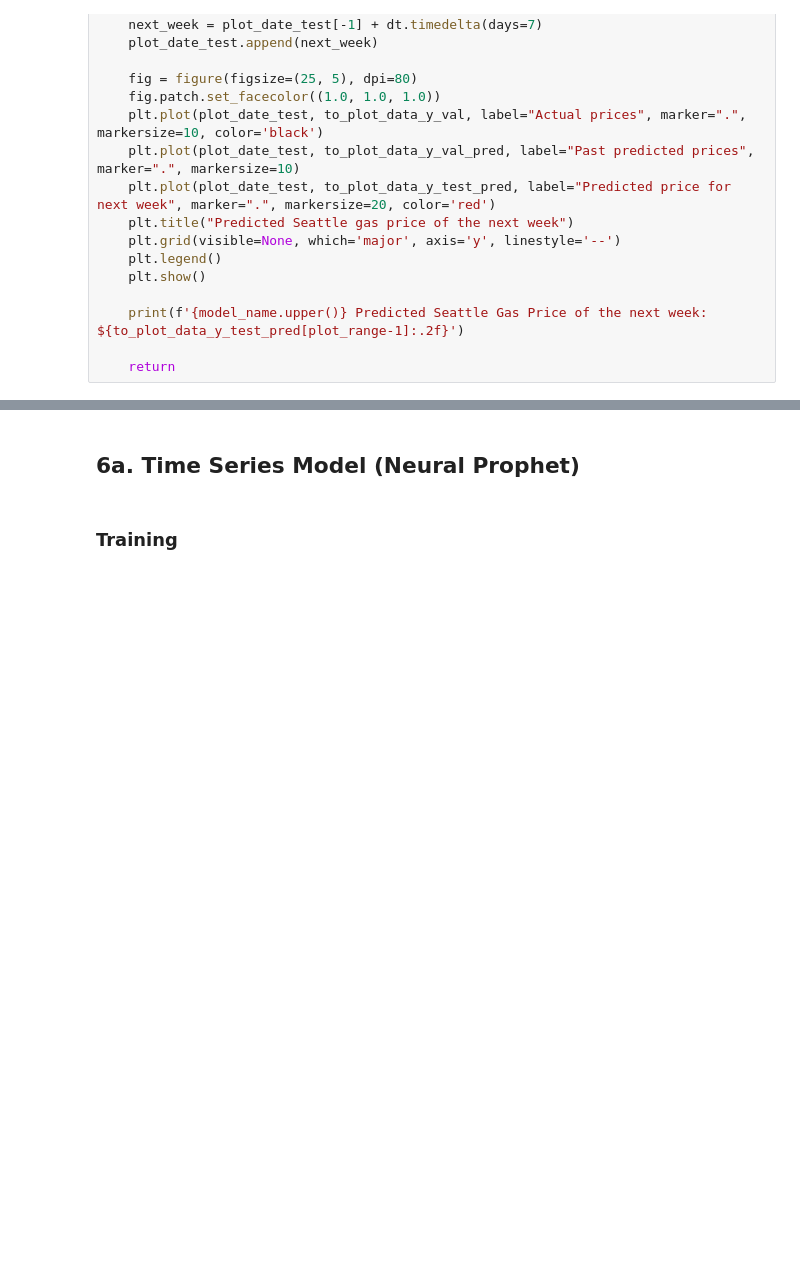
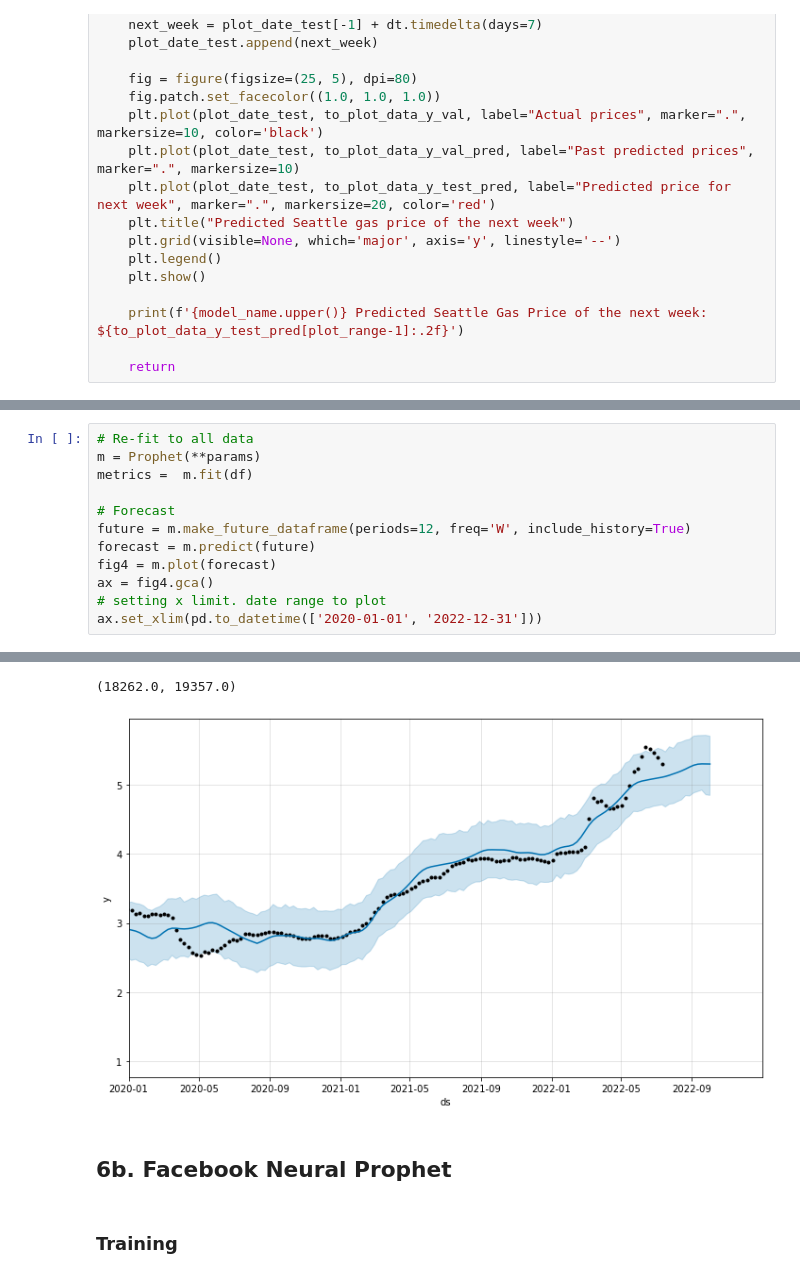
Before and after one commit to chrisprasanna/Predicting_Seattle_Gas_Prices_with_ML, a Jupyter notebook: Natural_Gas_Stock_Forecast.ipynb, the cells around one changed output, grey strips where cells are left out. Cells and saved outputs as stored; diff of their text form; blank space fills up the shorter version.

```diff
--- a/Natural_Gas_Stock_Forecast.ipynb
+++ b/Natural_Gas_Stock_Forecast.ipynb
@@ -892,0 +942,13 @@ def nn_forecast(model, model_name, data, timesteps, n_timeseries, true, preds, x
+# %%
+# Re-fit to all data
+m = Prophet(**params)
+metrics =  m.fit(df)
+
+# Forecast
+future = m.make_future_dataframe(periods=12, freq='W', include_history=True)
+forecast = m.predict(future)
+fig4 = m.plot(forecast)
+ax = fig4.gca()
+# setting x limit. date range to plot
+ax.set_xlim(pd.to_datetime(['2020-01-01', '2022-12-31']))
+# %% [output]
@@ -893,5 +957,7 @@ def nn_forecast(model, model_name, data, timesteps, n_timeseries, true, preds, x
+(18262.0, 19357.0)
+[figure, added]
 # %% [markdown]
-## 6a. Time Series Model (Neural Prophet)
+## 6b. Facebook Neural Prophet
 # %% [markdown]
 ### Training
 # %%
```
Also changed, not shown: parts of 34 cells of this notebook.
